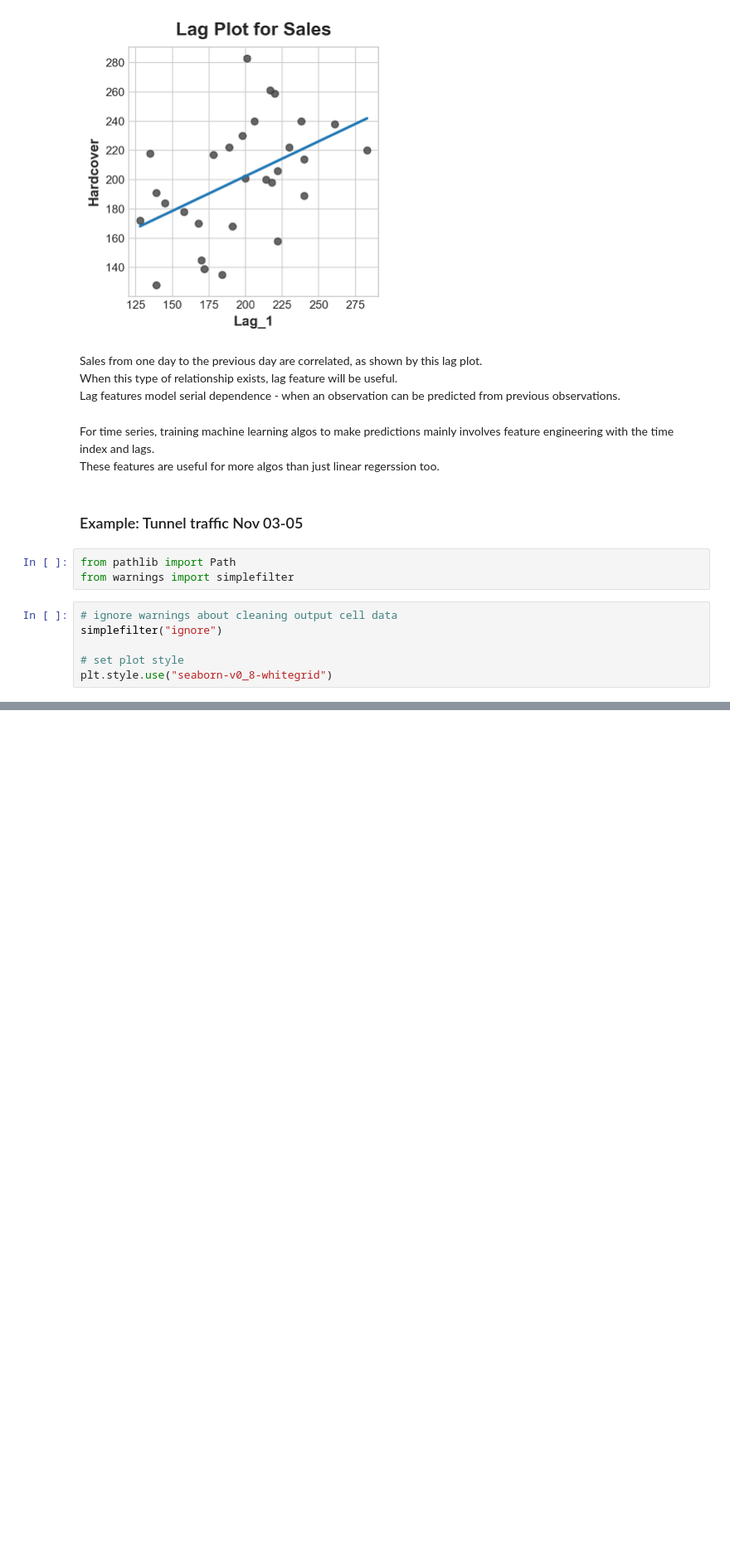
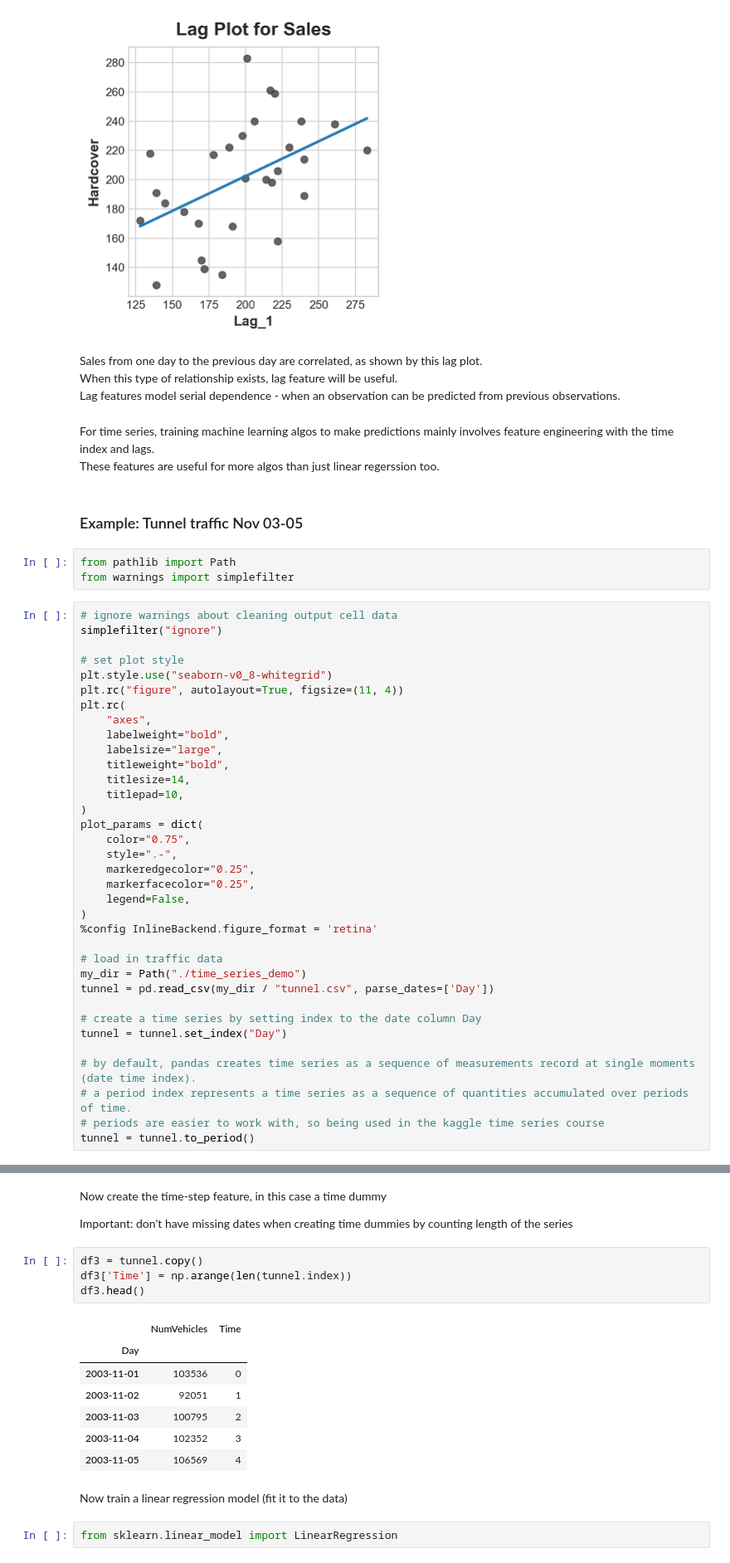
Before and after one commit to mikerly131/store_sales_ml, a Jupyter notebook: time_series_demo_pt1.ipynb, the cells around one changed output, grey strips where cells are left out. Shown at 83% size. Saved outputs shown, nothing was run; the diff lists cells and outputs as text; blank space fills up the shorter version.

Commit message:
linear regression example

```diff
--- a/time_series_demo_pt1.ipynb
+++ b/time_series_demo_pt1.ipynb
@@ -119,3 +119,32 @@ simplefilter("ignore")
 
 # set plot style
 plt.style.use("seaborn-v0_8-whitegrid")
+plt.rc("figure", autolayout=True, figsize=(11, 4))
+plt.rc(
+    "axes",
+    labelweight="bold",
+    labelsize="large",
+    titleweight="bold",
+    titlesize=14,
+    titlepad=10,
+)
+plot_params = dict(
+    color="0.75",
+    style=".-",
+    markeredgecolor="0.25",
+    markerfacecolor="0.25",
+    legend=False,
+)
+%config InlineBackend.figure_format = 'retina'
+
+# load in traffic data
+my_dir = Path("./time_series_demo")
+tunnel = pd.read_csv(my_dir / "tunnel.csv", parse_dates=['Day'])
+
+# create a time series by setting index to the date column Day
+tunnel = tunnel.set_index("Day")
+
+# by default, pandas creates time series as a sequence of measurements record at single moments (date time index).
+# a period index represents a time series as a sequence of quantities accumulated over periods of time.
+# periods are easier to work with, so being used in the kaggle time series course
+tunnel = tunnel.to_period()
@@ -121,0 +161,20 @@ plt.style.use("seaborn-v0_8-whitegrid")
+# %% [markdown]
+Now create the time-step feature, in this case a time dummy
+
+Important: don't have missing dates when creating time dummies by counting length of the series
+# %%
+df3 = tunnel.copy()
+df3['Time'] = np.arange(len(tunnel.index))
+df3.head()
+# %% [output]
+|  | NumVehicles | Time |
+| Day |  |  |
+| 2003-11-01 | 103536 | 0 |
+| 2003-11-02 | 92051 | 1 |
+| 2003-11-03 | 100795 | 2 |
+| 2003-11-04 | 102352 | 3 |
+| 2003-11-05 | 106569 | 4 |
+# %% [markdown]
+Now train a linear regression model (fit it to the data)
+# %%
+from sklearn.linear_model import LinearRegression
```
Also changed, not shown: parts of 4 cells of this notebook, 1 other file.
